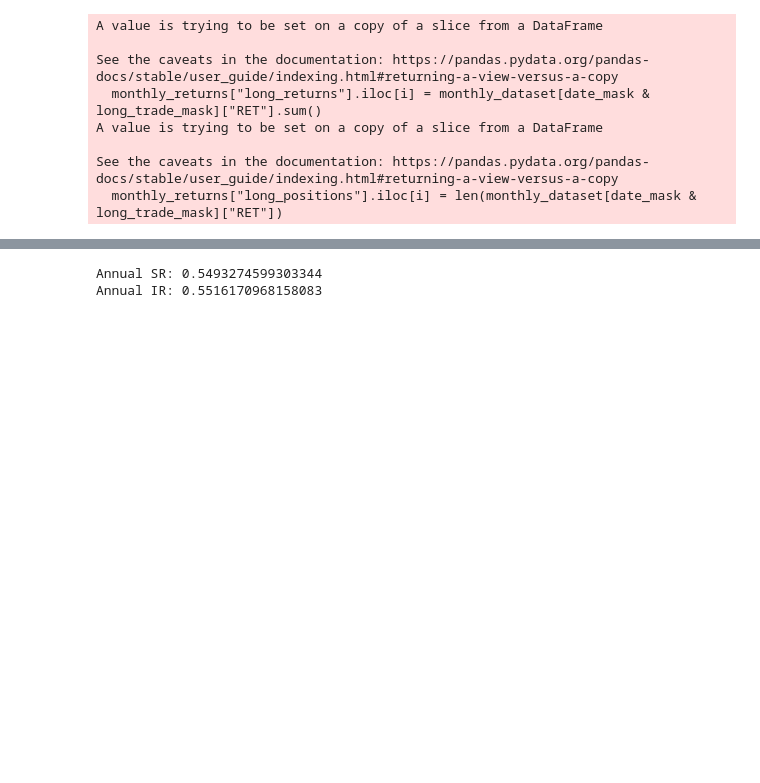
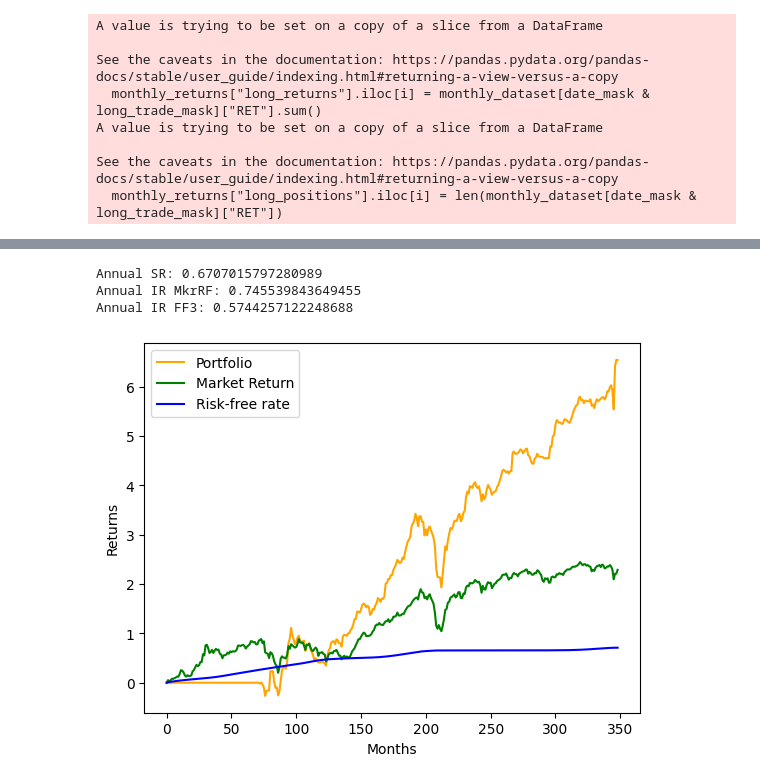
Before and after one commit to pmchrist/QFAT, a Jupyter notebook: Group_Project/Strategy.ipynb, the cells around one changed output, grey strips where cells are left out. Saved outputs shown, nothing was run; the diff lists cells and outputs as text; code cells hidden in the pictures; blank space fills up the shorter version.

Commit message:
Added our of sample, IR fixed, graphs

```diff
--- a/Group_Project/Strategy.ipynb
+++ b/Group_Project/Strategy.ipynb
@@ -86,17 +150,17 @@ We are trading based on the given FF-3 factors and implied volatility. If compan
 start_date = monthly_dataset["mdate"].min()
 end_date = monthly_dataset["mdate"].max()
 datelist = pd.date_range(start_date, end_date, freq ='MS').tolist()
-i=-1
+i = (monthly_fixed_params[monthly_fixed_params["mdate"] == start_date].index.values[0]) - 1     # Getting start index in case datasets are in different date range
 
 # First we have to calculate the border of FF-3 parameters to trade on them. It is just a higher half in our case.
 for date in datelist:
     i+=1    # Counter to access correct point in dataframe
     monthly_param_dataset = monthly_dataset[monthly_dataset["mdate"] == date]   # Get all the stocks for the given date
     # Finding borders for residuals, based on all the company residuals of that month
-    monthly_fixed_params.iloc[i, monthly_fixed_params.columns.get_loc("b_border")] = monthly_param_dataset["b"].quantile(q=0.5)
-    monthly_fixed_params.iloc[i, monthly_fixed_params.columns.get_loc("h_border")] = monthly_param_dataset["h"].quantile(q=0.5)
-    monthly_fixed_params.iloc[i, monthly_fixed_params.columns.get_loc("s_border")] = monthly_param_dataset["s"].quantile(q=0.5)
-    monthly_fixed_params.iloc[i, monthly_fixed_params.columns.get_loc("ivol_border")] = monthly_param_dataset["ivol"].quantile(q=0.5)
+    monthly_fixed_params.iloc[i, monthly_fixed_params.columns.get_loc("b_border")] = monthly_param_dataset["b"].quantile(q=0.8)
+    monthly_fixed_params.iloc[i, monthly_fixed_params.columns.get_loc("h_border")] = monthly_param_dataset["h"].quantile(q=0.8)
+    monthly_fixed_params.iloc[i, monthly_fixed_params.columns.get_loc("s_border")] = monthly_param_dataset["s"].quantile(q=0.8)
+    monthly_fixed_params.iloc[i, monthly_fixed_params.columns.get_loc("ivol_border")] = monthly_param_dataset["ivol"].quantile(q=0.8)
 
-print(monthly_fixed_params.head(3).to_markdown(), "\n")
+print(monthly_fixed_params.to_markdown(), "\n")
 # %% [output]
@@ -110,7 +186,7 @@ Now we can setup trades. We parse all companies and check for each month if thei
 # %%
 # Marking Trade
 monthly_dataset["Trade_Status"] = np.zeros(len(monthly_dataset))    # Creating empty column to hold trade status (1: long, -1: short, 0: None)
-i=-1
+i = (monthly_fixed_params[monthly_fixed_params["mdate"] == start_date].index.values[0]) - 1     # Getting start index in case datasets are in different date range
 
 # Getting long trades
 for date in tqdm(datelist):                             # Combining entries by month to increase the speed (tqdm is a fancy progress bar)
@@ -152,7 +228,8 @@ monthly_returns["long_positions"] = np.zeros(len(monthly_returns))
 monthly_returns["short_returns"] = np.zeros(len(monthly_returns))
 monthly_returns["short_positions"] = np.zeros(len(monthly_returns))
 
-i=-1
+i = (monthly_fixed_params[monthly_fixed_params["mdate"] == start_date].index.values[0]) - 1     # Getting start index in case datasets are in different date range
+
 for date in tqdm(datelist):                             # Combining entries by month to increase the speed (tqdm is a fancy progress bar)
     i+=1                                                # Counter to access correct fixed month values
     date_mask = monthly_dataset["mdate"] == date        # Masking only the relevant month
@@ -177,8 +254,9 @@ See the caveats in the documentation: https://pandas.pydata.org/pandas-docs/stab
 print(monthly_returns.to_markdown())
 print("\nFinal Results:\n")
 # ONLY LONG FOR NOW
-print("Strategy Return (Only): ", (monthly_returns["long_returns"]/monthly_returns["long_positions"]).sum())      # Equal weights are assumed
-print("Strategy STD (Only): ", (monthly_returns["long_returns"]/monthly_returns["long_positions"]).std())      # Equal weights are assumed
+portfolio_returns = monthly_returns["long_returns"]/monthly_returns["long_positions"]
+print("Strategy Return (Only): ", portfolio_returns.sum())      # Equal weights are assumed
+print("Strategy STD (Only): ", portfolio_returns.std())      # Equal weights are assumed
 print("Market Return: ", monthly_fixed_params["MktRF"].sum())
 print("Risk Free Return: ", monthly_fixed_params["RF"].sum())
 # %% [output]
@@ -201,23 +279,43 @@ Market Return:  1.754
 Risk Free Return:  0.7089999999999999
 # %%
 # Sharpe ratio
-exc_ret = monthly_returns["long_returns"].sum() - (monthly_fixed_params["RF"]).sum()
-exc_ret_ann = exc_ret/len(monthly_returns["long_returns"]) * np.sqrt(12)
-std = np.std(monthly_returns["long_returns"] - monthly_fixed_params["RF"])
-
+exc_ret = portfolio_returns - monthly_fixed_params["RF"]
+exc_ret_ann = np.mean(exc_ret) * np.sqrt(12)
+std = np.std(exc_ret)
 SR_ann = exc_ret_ann / std
 
 print(f"Annual SR: {SR_ann}")
 
-
 # Informatio ratio accordingly to Investopedia
-exc_ret = monthly_returns["long_returns"].sum() - (monthly_fixed_params["MktRF"]).sum()
-exc_ret_ann = exc_ret/len(monthly_returns["long_returns"]) * np.sqrt(12)
-std = np.std(monthly_returns["long_returns"] - monthly_fixed_params["MktRF"])
-
+exc_ret = portfolio_returns - monthly_fixed_params["MktRF"]
+exc_ret_ann = np.mean(exc_ret) * np.sqrt(12)
+std = np.std(exc_ret)
 IR_ann = exc_ret_ann / std
 
-print(f"Annual IR: {IR_ann}")
+print(f"Annual IR MkrRF: {IR_ann}")
+
+# Informatio ratio FF3
+exc_ret = portfolio_returns - (monthly_fixed_params["MktRF"] + monthly_fixed_params["SMB"] + monthly_fixed_params["HML"])
+exc_ret_ann = np.mean(exc_ret) * np.sqrt(12)
+std = np.std(exc_ret)
+IR_FF_ann = exc_ret_ann / std
+
+print(f"Annual IR FF3: {IR_FF_ann}")
 # %% [output]
-Annual SR: 0.5493274599303344
-Annual IR: 0.5516170968158083
+Annual SR: 0.6707015797280989
+Annual IR MkrRF: 0.745539843649455
+Annual IR FF3: 0.5744257122248688
+# %%
+cumulative_rf = np.cumsum(monthly_fixed_params["RF"])
+cumulative_ret = np.cumsum(portfolio_returns.fillna(0))
+cumulative_MktRF = np.cumsum(monthly_fixed_params["MktRF"])
+
+plt.plot(cumulative_ret, label='Portfolio', color = 'orange')
+plt.plot(cumulative_MktRF, label='Market Return', color = 'green')
+plt.plot(cumulative_rf, label='Risk-free rate', color = 'blue')
+plt.xlabel('Months')
+plt.ylabel('Returns')
+plt.legend()
+plt.show()
+# %% [output]
+[figure, added]
```
Also changed, not shown: parts of 4 cells of this notebook, 4 other files.
